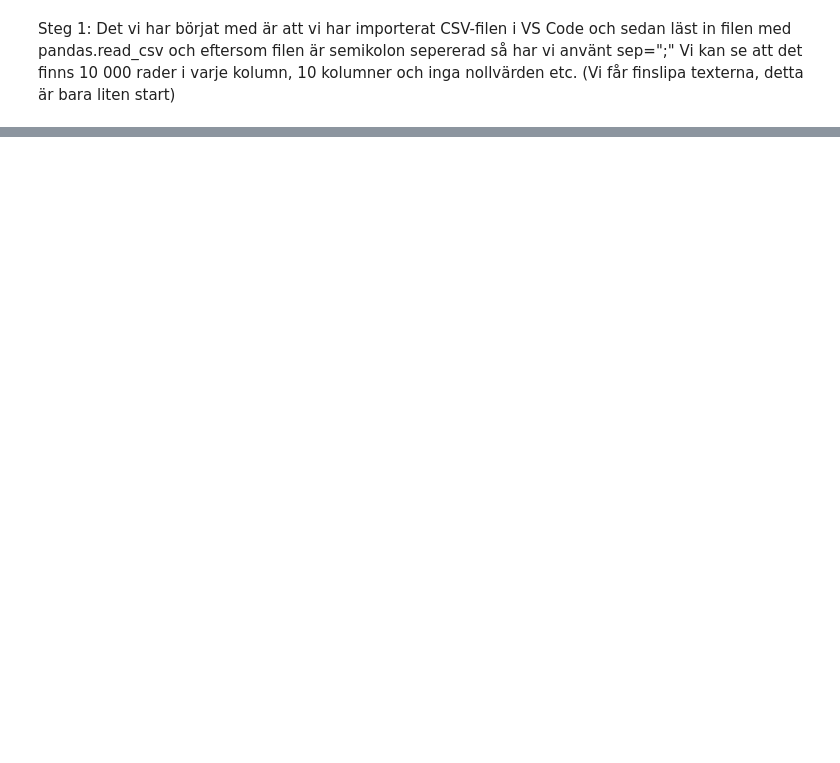
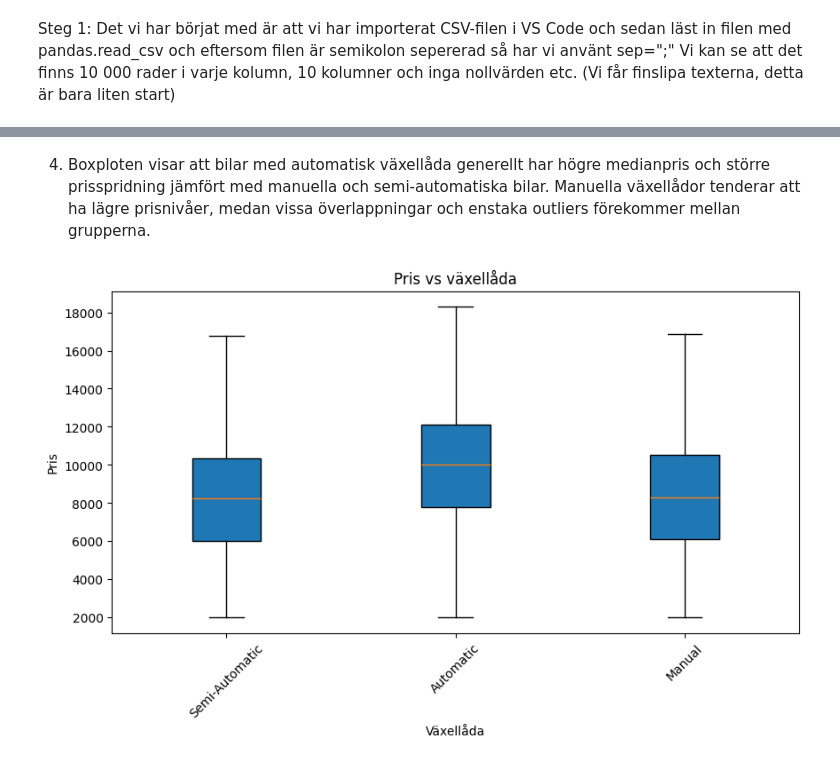
Before and after one commit to Pixelatrix/MachineLearning, a Jupyter notebook: Lillia/Lillia.ipynb, the cells around one changed output, grey strips where cells are left out. Cells and saved outputs as stored; diff of their text form; code cells hidden in the pictures; blank space fills up the shorter version.

```diff
--- a/Lillia/Lillia.ipynb
+++ b/Lillia/Lillia.ipynb
@@ -219,0 +162,18 @@ print(X_test_prepared.shape)
+# %% [markdown]
+4. Boxploten visar att bilar med automatisk växellåda generellt har högre medianpris och större prisspridning jämfört med manuella och semi-automatiska bilar. Manuella växellådor tenderar att ha lägre prisnivåer, medan vissa överlappningar och enstaka outliers förekommer mellan grupperna.
+# %%
+# Boxplot av pris per växellåda
+
+plt.figure(figsize=(10,5))
+transmission = EDA_train_df['Transmission'].unique()
+data_to_plot = [EDA_train_df[EDA_train_df['Transmission']==t]['Price'] for t in transmission]
+
+plt.boxplot(data_to_plot, tick_labels=transmission, patch_artist=True)
+plt.title("Pris vs växellåda")
+plt.xlabel("Växellåda")
+plt.ylabel("Pris")
+plt.xticks(rotation=45)
+plt.show()
+# Identifiera outliers som är relativa till gruppen, inte hela datan.
+# %% [output]
+[figure, added]
```
Also changed, not shown: parts of 51 cells of this notebook.
